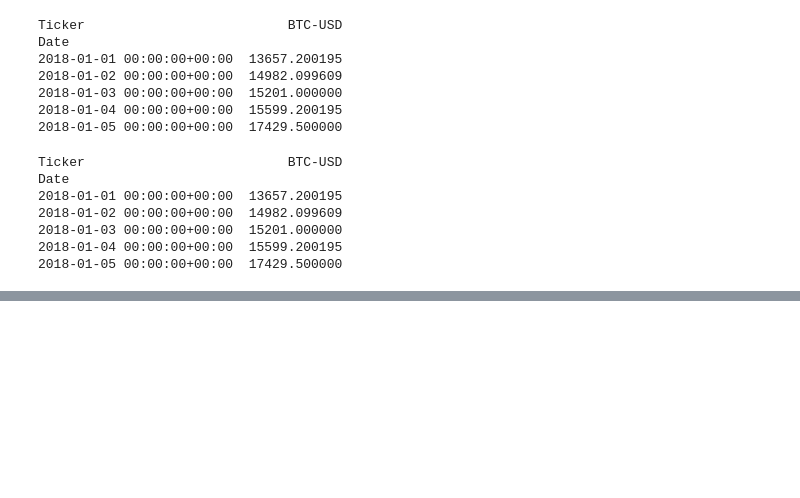
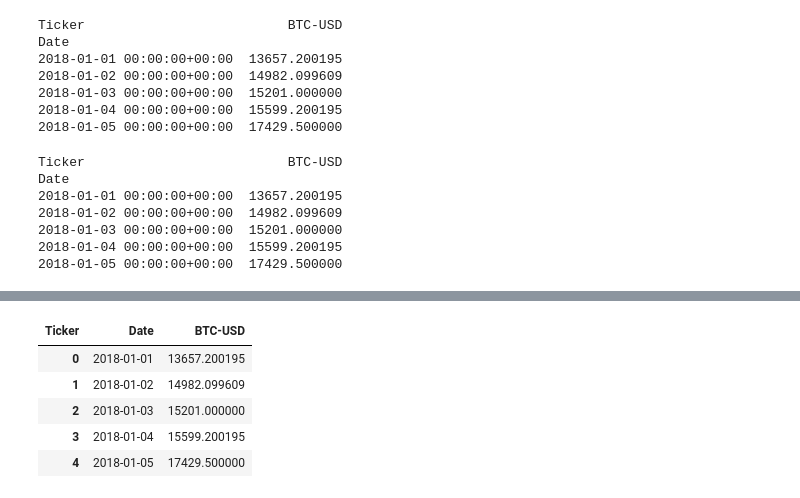
Before and after one commit to sandhrabijoy/Time-series, a Jupyter notebook: Bitcoin_timeseries.ipynb, the cells around one changed output, grey strips where cells are left out. Saved outputs shown, nothing was run; the diff lists cells and outputs as text; code cells hidden in the pictures; blank space fills up the shorter version.

```diff
--- a/Bitcoin_timeseries.ipynb
+++ b/Bitcoin_timeseries.ipynb
@@ -73,0 +122,9 @@ Date
+# %%
+btc.head()
+# %% [output]
+| Ticker | Date | BTC-USD |
+| 0 | 2018-01-01 | 13657.200195 |
+| 1 | 2018-01-02 | 14982.099609 |
+| 2 | 2018-01-03 | 15201.000000 |
+| 3 | 2018-01-04 | 15599.200195 |
+| 4 | 2018-01-05 | 17429.500000 |
```
Also changed, not shown: parts of 9 cells of this notebook.
